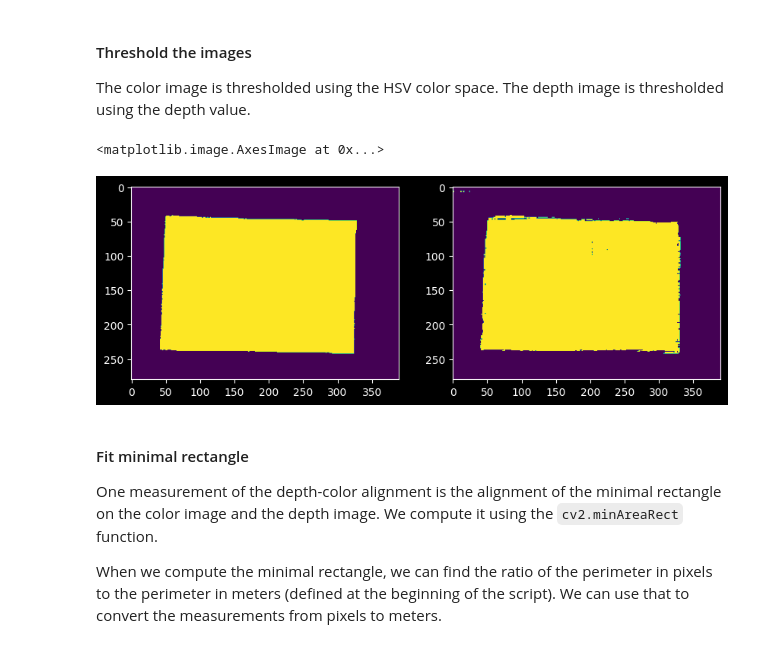
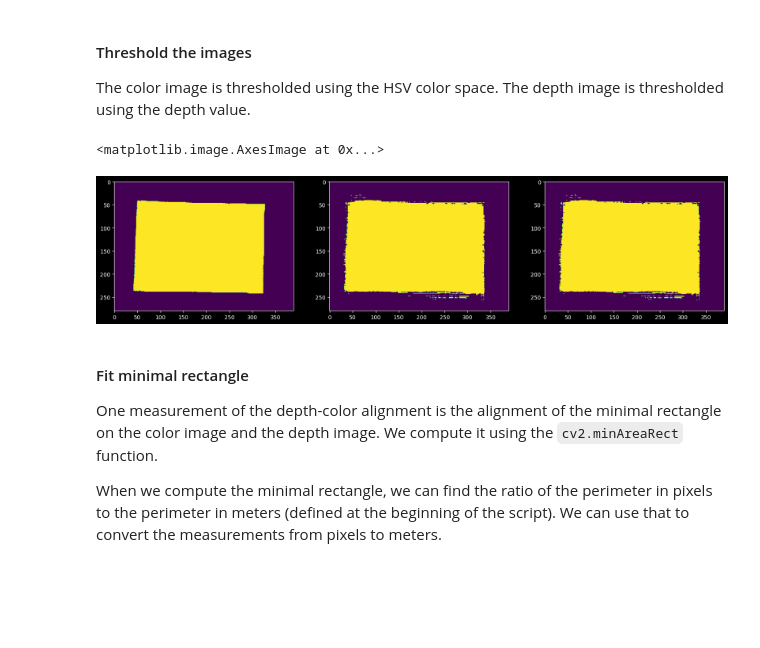
Before and after one commit to luxonis/depthai-experiments, a Jupyter notebook: depth-color-alignment-test/v2/analyse.ipynb, the cells around one changed output. Cells and saved outputs as stored; diff of their text form; code cells hidden in the pictures; blank space fills up the shorter version.

Commit message:
Added alternative depth segmentation

```diff
--- a/depth-color-alignment-test/v2/analyse.ipynb
+++ b/depth-color-alignment-test/v2/analyse.ipynb
@@ -70,29 +70,39 @@ The color image is thresholded using the HSV color space. The depth image is thr
 # %%
 # rgb image thershold
 def rgb_threshold(img):
 	# convert to hsv
 	hsv = cv2.cvtColor(img, cv2.COLOR_RGB2HSV)
 	hsv[:,:,2] = 255
 	rgb = cv2.cvtColor(hsv, cv2.COLOR_HSV2RGB)
 	gray = cv2.cvtColor(rgb, cv2.COLOR_RGB2GRAY)
 	return gray > 220
 
 # depth image threshold
 def depth_threshold(img):
 	return (400 < img) & (img < 600)
 
+# alternative depth image threshold which clasifies the unknown values as the elevated plane
+def depth_threshold_keep_unknown(depth_crop, image_crop):
+	image_bin = rgb_threshold(image_crop)
+	image_bin_30_dialated = cv2.dilate(image_bin.astype(np.uint8), np.ones((30, 30)))
+	depth_masked = np.where(image_bin_30_dialated, depth_crop, 2000)
+
+	return depth_masked < 600
 
 image_bin = rgb_threshold(image_crop)
-depth_bin = depth_threshold(depth_crop)
+depth_bin_old = depth_threshold(depth_crop)
+depth_bin = depth_threshold_keep_unknown(depth_crop, image_crop)
 
-plt.figure(figsize=(10, 10))
-plt.subplot(1, 2, 1)
+plt.figure(figsize=(20, 10))
+plt.subplot(1, 3, 1)
 plt.imshow(image_bin)
-plt.subplot(1, 2, 2)
+plt.subplot(1, 3, 2)
 plt.imshow(depth_bin)
+plt.subplot(1, 3, 3)
+plt.imshow(depth_bin)
 # %% [output]
 <matplotlib.image.AxesImage at 0x...>
-[figure, old version]
+[figure, new version]
 # %% [markdown]
 #### Fit minimal rectangle
 
```
Also changed, not shown: parts of 4 cells of this notebook.
